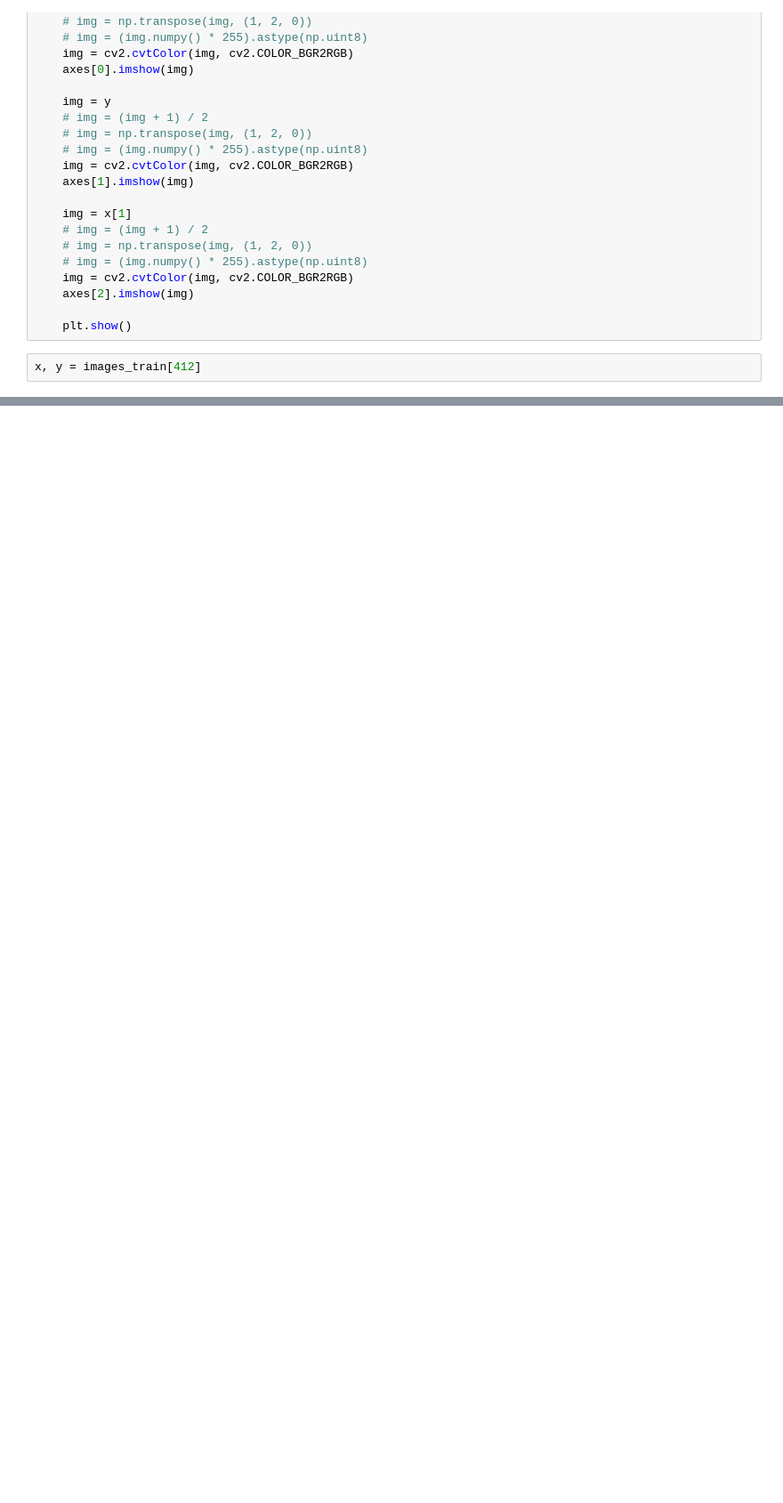
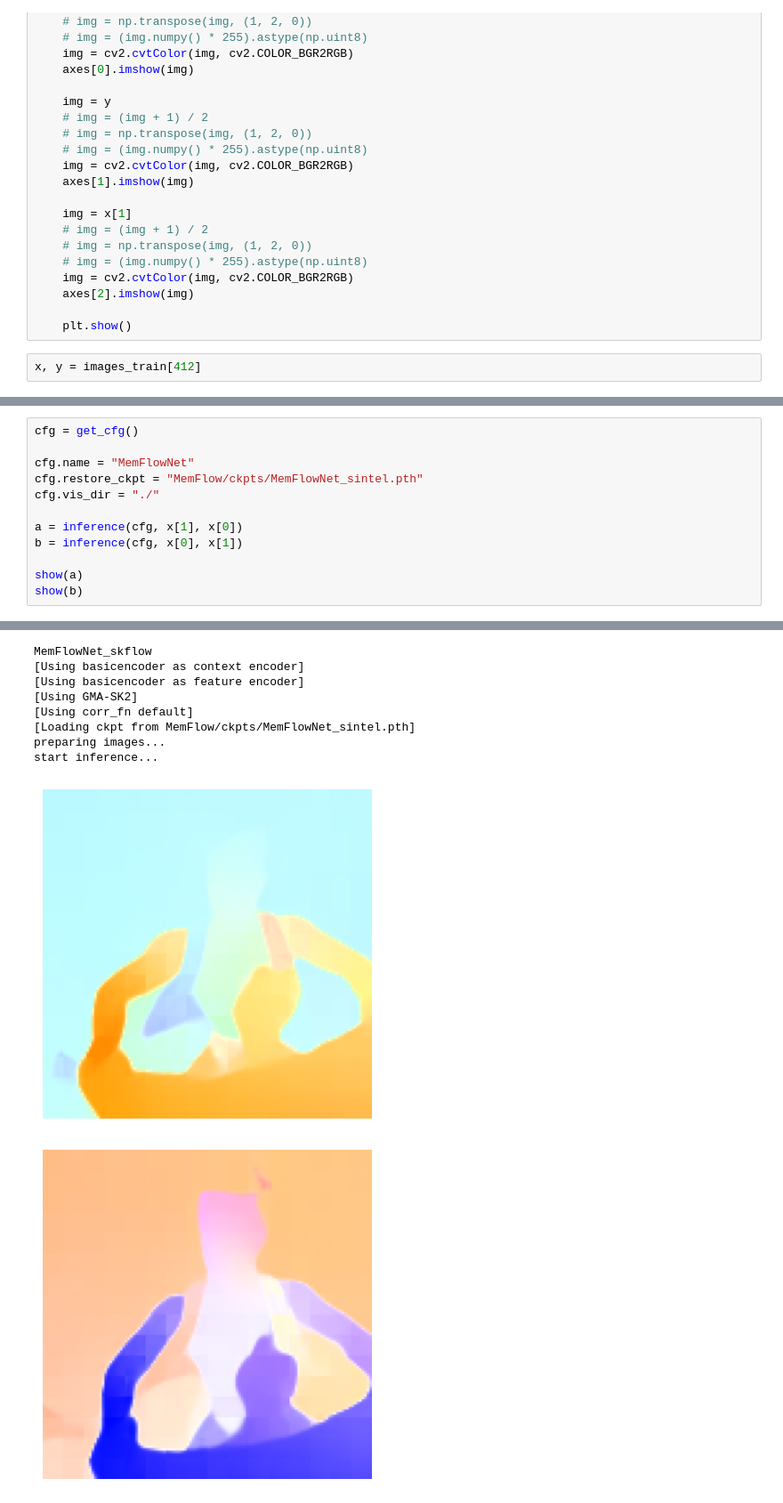
Before and after one commit to twezowic/SIGK, a Jupyter notebook: lab5/note.ipynb, the cells around one changed output, grey strips where cells are left out. Shown at 89% size. Drawn from its saved outputs; the diff is of its cells as text; blank space fills up the shorter version.

Commit message:
Add memflow as optical flow calculating.

```diff
--- a/lab5/note.ipynb
+++ b/lab5/note.ipynb
@@ -96,0 +104,13 @@ from configs.sintel_memflownet import get_cfg
+# %%
+cfg = get_cfg()
+
+cfg.name = "MemFlowNet"
+cfg.restore_ckpt = "MemFlow/ckpts/MemFlowNet_sintel.pth"
+cfg.vis_dir = "./"
+
+a = inference(cfg, x[1], x[0])
+b = inference(cfg, x[0], x[1])
+
+show(a)
+show(b)
+# %% [output]
@@ -96,0 +128,10 @@ from configs.sintel_memflownet import get_cfg
+MemFlowNet_skflow
+[Using basicencoder as context encoder]
+[Using basicencoder as feature encoder]
+[Using GMA-SK2]
+[Using corr_fn default]
+[Loading ckpt from MemFlow/ckpts/MemFlowNet_sintel.pth]
+preparing images...
+start inference...
+[figure, added]
+[figure, added]
```
Also changed, not shown: parts of 4 cells of this notebook, 1 other file.
